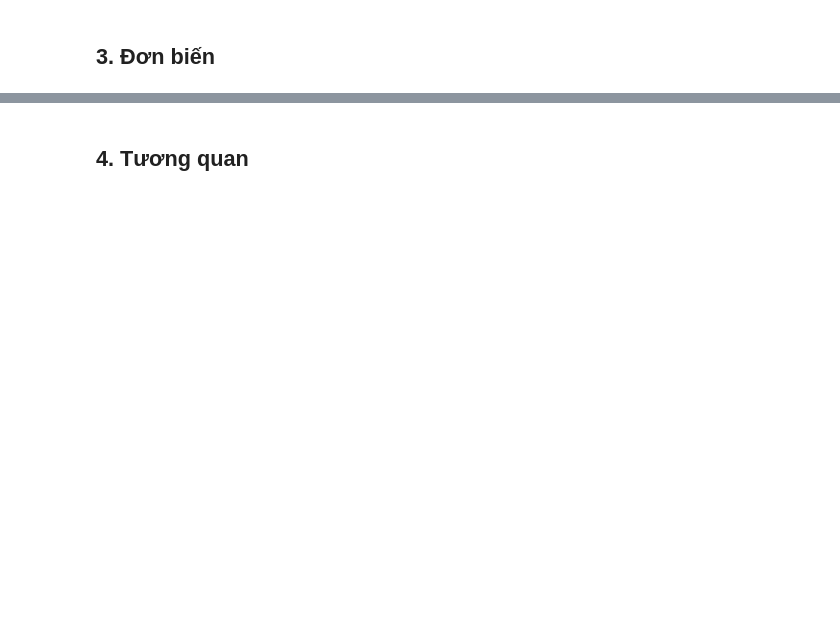
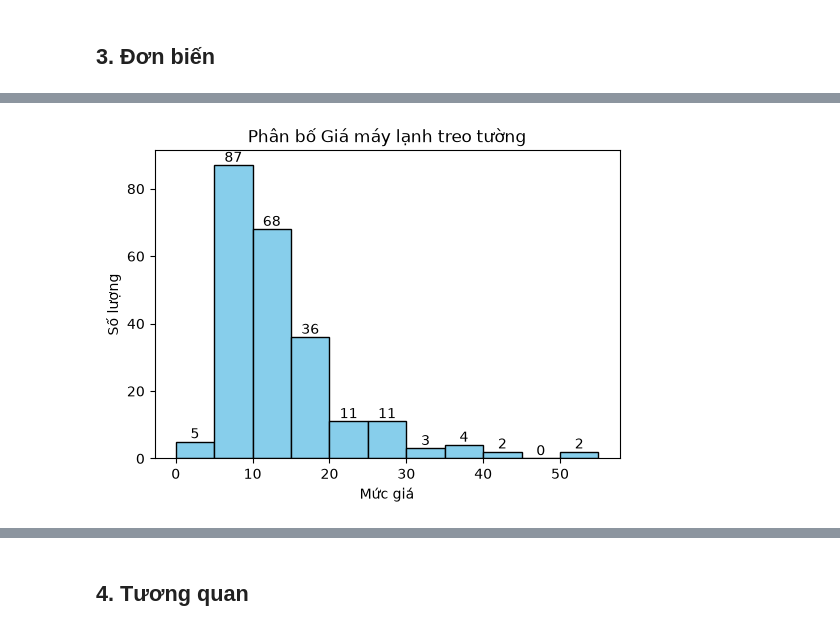
Before and after one commit to Thienan-max/DS111_DoAn, a Jupyter notebook: 02_eda.ipynb, the cells around one changed output, grey strips where cells are left out. Saved outputs shown, nothing was run; the diff lists cells and outputs as text; code cells hidden in the pictures; blank space fills up the shorter version.

```diff
--- a/02_eda.ipynb
+++ b/02_eda.ipynb
@@ -100,0 +128,2 @@ Index(['name', 'brand_name', 'thumbnail_url', 'primary_category_name',
+# %%
+df['price_trieu'] = df['price'] / 1_000_000
@@ -100,0 +142,12 @@ Index(['name', 'brand_name', 'thumbnail_url', 'primary_category_name',
+# %%
+ax = df['price_trieu'].plot(kind='hist', bins=[0, 5, 10, 15, 20, 25, 30, 35, 40, 45, 50, 55] ,
+              color='skyblue',
+              edgecolor='black',
+              figsize=(6,4))
+plt.title('Phân bố Giá máy lạnh treo tường')
+plt.xlabel('Mức giá')
+plt.ylabel('Số lượng')
+ax.bar_label(ax.containers[0])
+plt.show()
+# %% [output]
+[figure, added]
```
Also changed, not shown: parts of 17 cells of this notebook.
